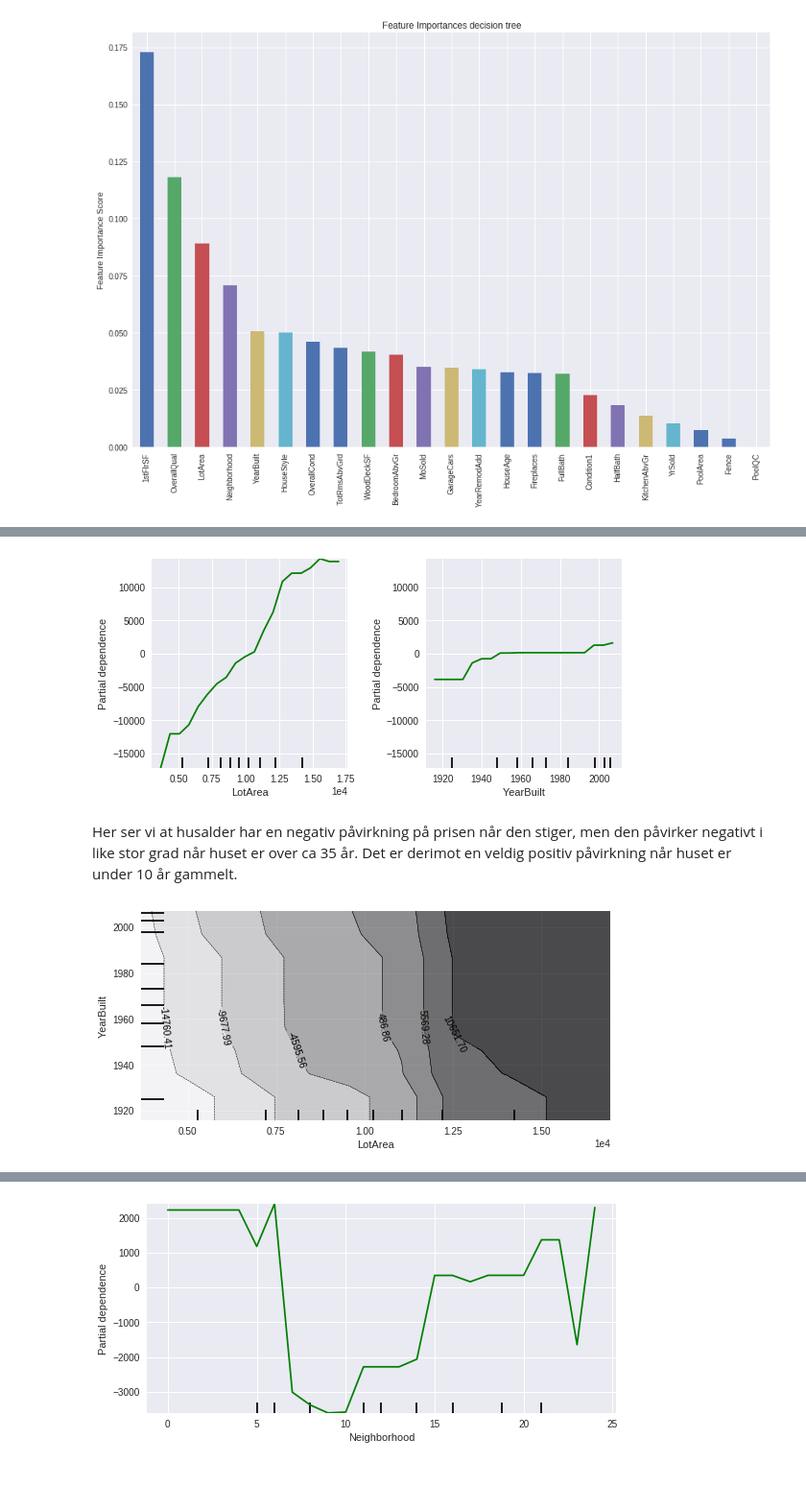
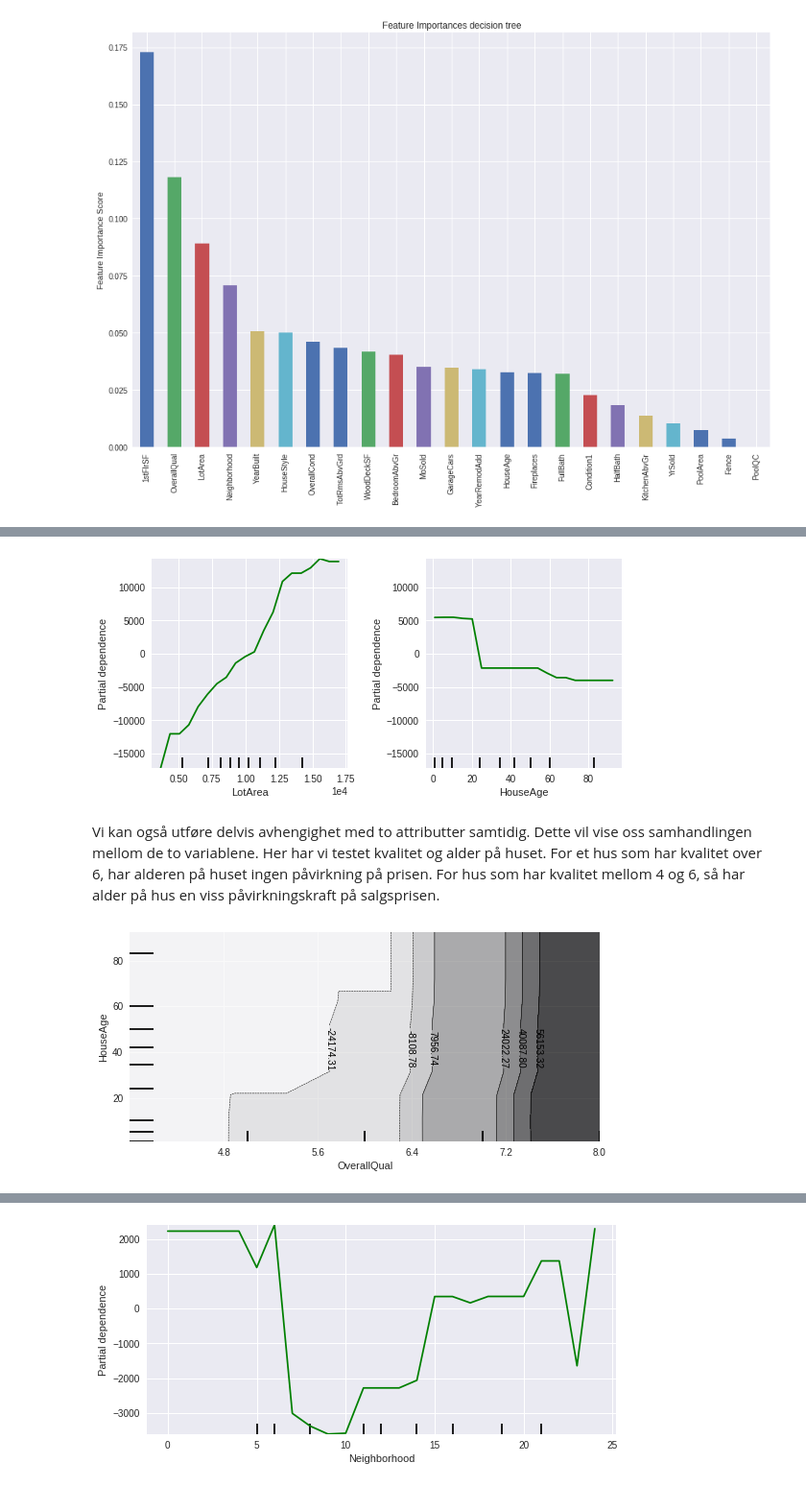
Before and after one commit to fabiansd/AI-workshop, a Jupyter notebook: AI_workshop_melbourne.ipynb, the cells around one changed output, grey strips where cells are left out. Shown at 96% size. Cells and saved outputs as stored; diff of their text form; code cells hidden in the pictures.

```diff
--- a/AI_workshop_melbourne.ipynb
+++ b/AI_workshop_melbourne.ipynb
@@ -1450,12 +1474,13 @@ Les mer <a href="http://scikit-learn.org/stable/modules/generated/sklearn.ensemb
 # %%
+#Liste over features for utvelgelse til partial dependence plottet
 features = input_treningsdata.columns
 
-my_plot = plot_partial_dependence(modell_boostreg, features=[0, 7], X=input_treningsdata, feature_names=features, grid_resolution=20, n_cols=2)
+my_plot = plot_partial_dependence(modell_boostreg, features=[0, 22], X=input_treningsdata, feature_names=features, grid_resolution=20, n_cols=2)
 # %% [output]
-[figure, old version]
+[figure, new version]
-# %% [markdown]
-Her ser vi at husalder har en negativ påvirkning på prisen når den stiger, men den påvirker negativt i like stor grad når huset er over ca 35 år. Det er derimot en veldig positiv påvirkning når huset er under 10 år gammelt.
+# %% [markdown]
+Vi kan også utføre delvis avhengighet med to attributter samtidig. Dette vil vise oss samhandlingen mellom de to variablene. Her har vi testet kvalitet og alder på huset. For et hus som har kvalitet over 6, har alderen på huset ingen påvirkning på prisen. For hus som har kvalitet mellom 4 og 6, så har alder på hus en viss påvirkningskraft på salgsprisen.
 # %%
-my_plot = plot_partial_dependence(modell_boostreg, features=[(0, 7)], X=input_treningsdata, feature_names=features, grid_resolution=10, n_cols=2)
+my_plot = plot_partial_dependence(modell_boostreg, features=[(5,22)], X=input_treningsdata, feature_names=features, grid_resolution=10, n_cols=2)
 # %% [output]
-[figure, old version]
+[figure, new version]
```
Also changed, not shown: parts of 9 cells of this notebook.
